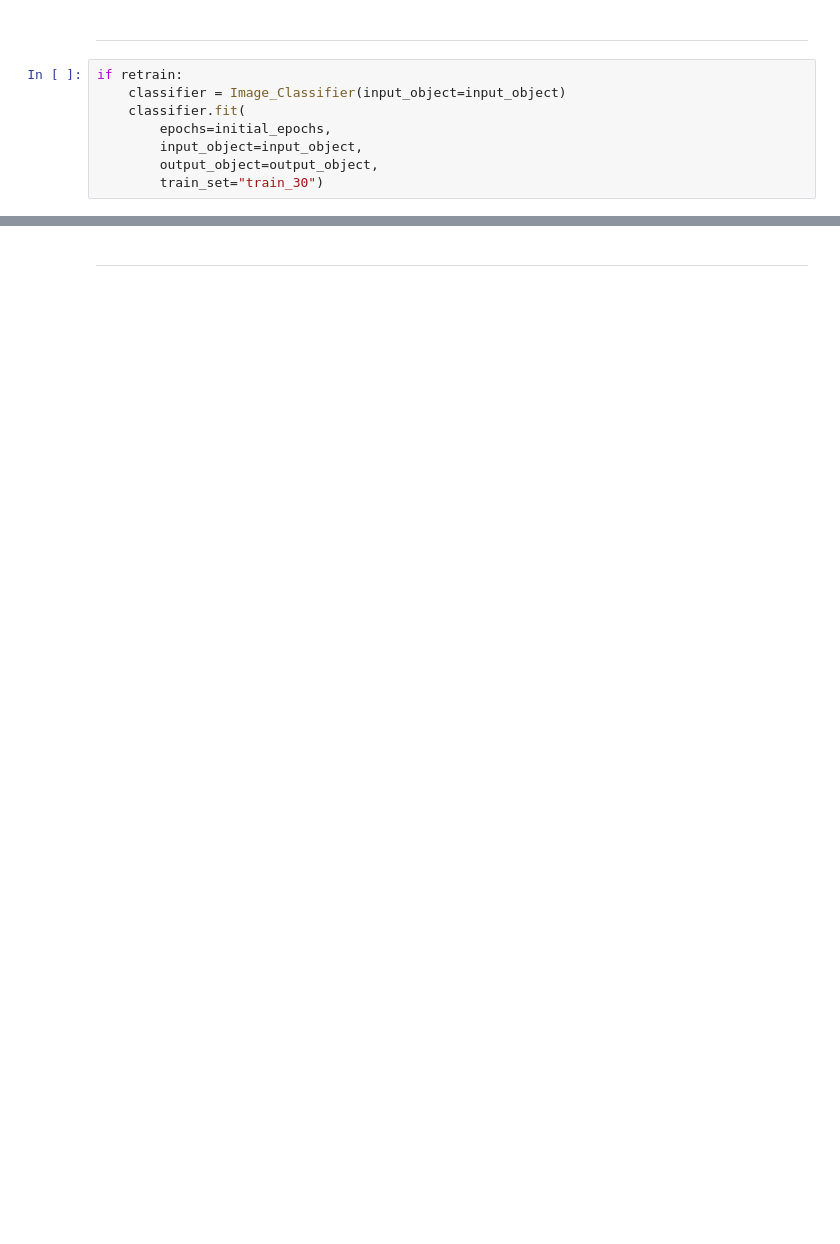
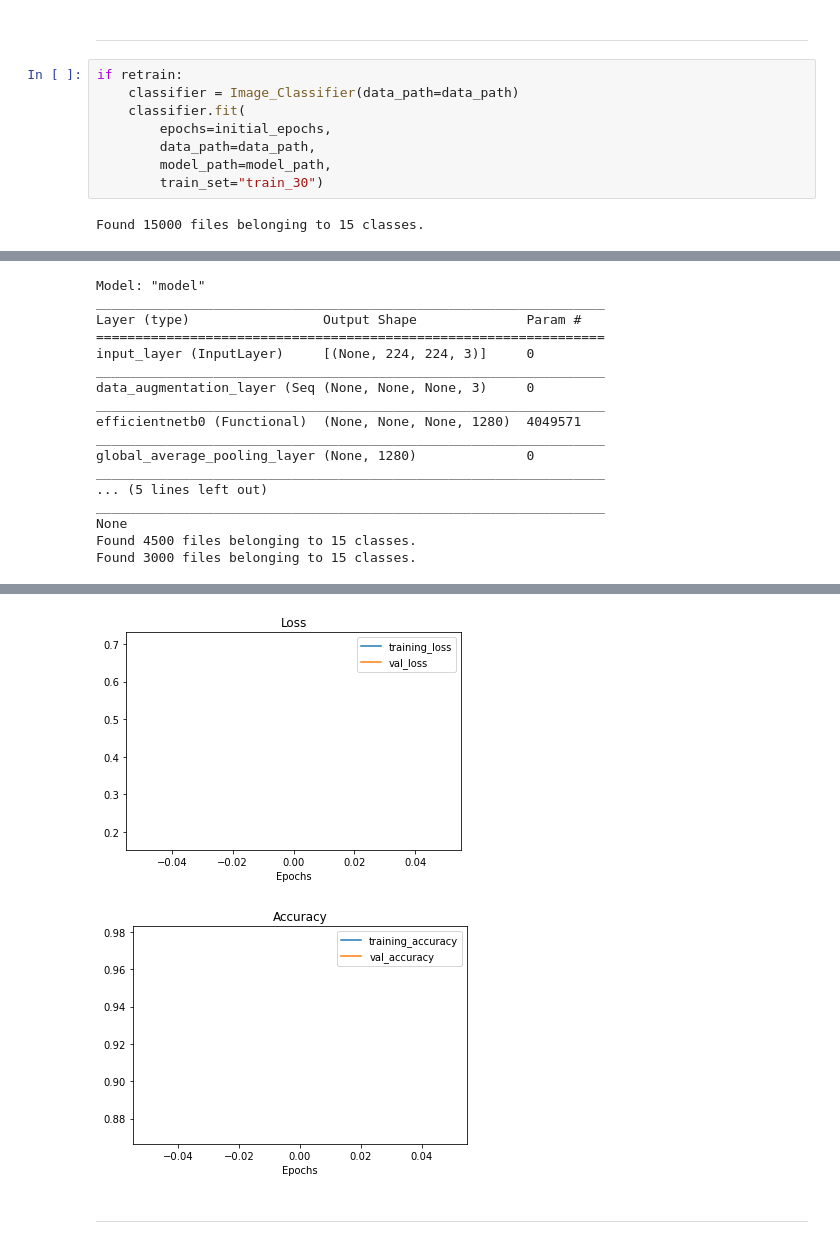
Before and after one commit to kamangir/image-classifier, a Jupyter notebook: image_classifier.ipynb, the cells around one changed output, grey strips where cells are left out. Cells and saved outputs as stored; diff of their text form; blank space fills up the shorter version.

```diff
--- a/image_classifier.ipynb
+++ b/image_classifier.ipynb
@@ -39,9 +35,11 @@ fine_tune_epochs = 1 if validation else 5
 ---
 # %%
 if retrain:
-    classifier = Image_Classifier(input_object=input_object)
+    classifier = Image_Classifier(data_path=data_path)
     classifier.fit(
         epochs=initial_epochs,
-        input_object=input_object,
-        output_object=output_object,
+        data_path=data_path,
+        model_path=model_path,
         train_set="train_30")
+# %% [output]
+Found 15000 files belonging to 15 classes.
@@ -47,0 +48,17 @@ if retrain:
+Model: "model"
+_________________________________________________________________
+Layer (type)                 Output Shape              Param #
+=================================================================
+input_layer (InputLayer)     [(None, 224, 224, 3)]     0
+_________________________________________________________________
+data_augmentation_layer (Seq (None, None, None, 3)     0
+_________________________________________________________________
+efficientnetb0 (Functional)  (None, None, None, 1280)  4049571
+_________________________________________________________________
+global_average_pooling_layer (None, 1280)              0
+_________________________________________________________________
+... (5 lines left out)
+_________________________________________________________________
+None
+Found 4500 files belonging to 15 classes.
+Found 3000 files belonging to 15 classes.
@@ -48,2 +70,4 @@ if retrain:
+[figure, added]
+[figure, added]
 # %% [markdown]
 ---
```
Also changed, not shown: parts of 9 cells of this notebook, 3 other files.
